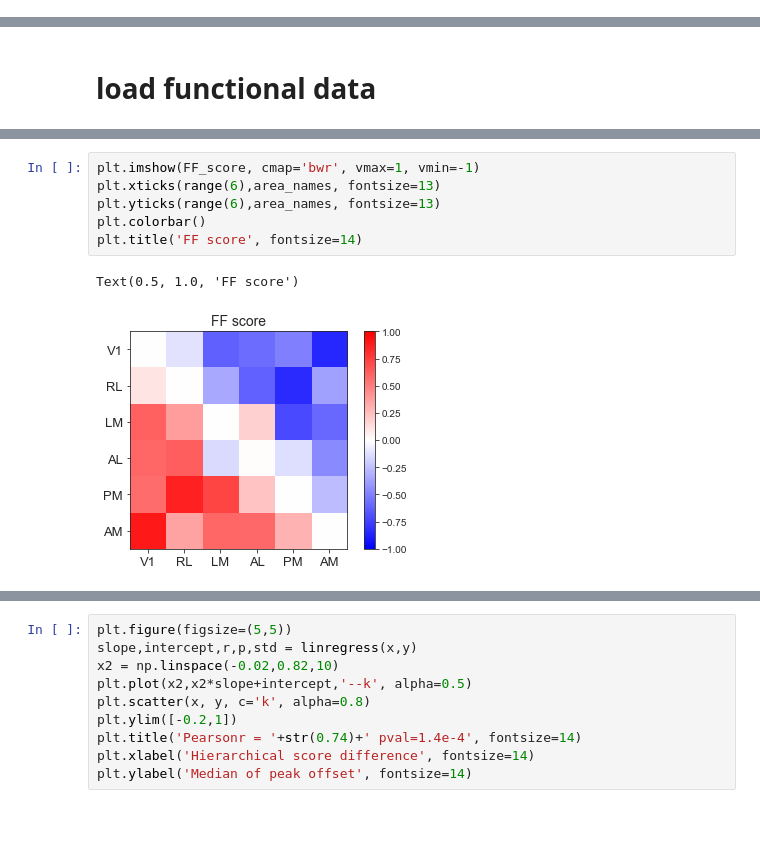
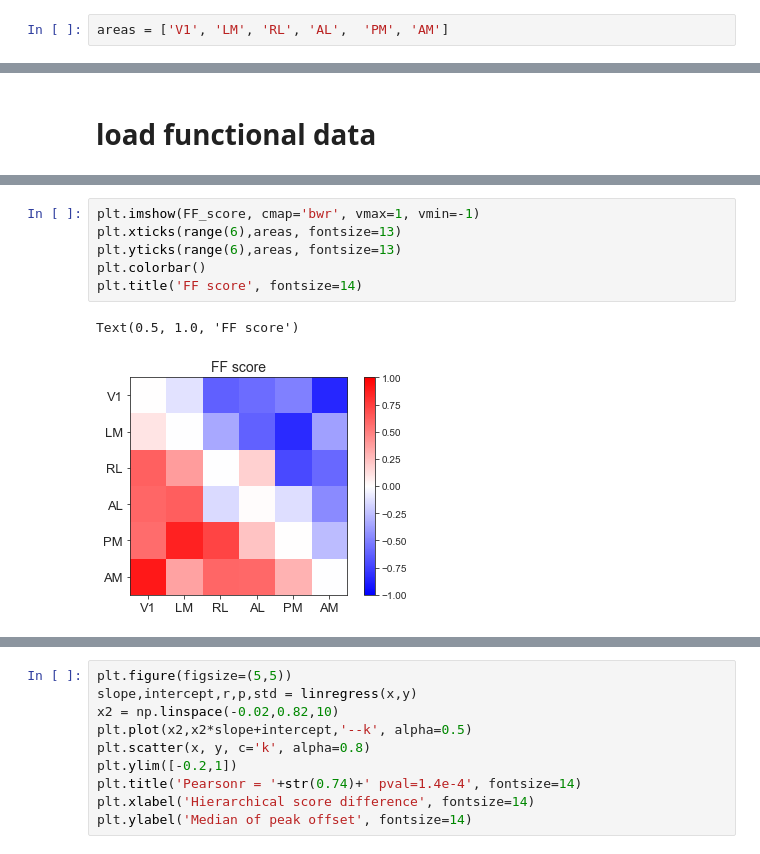
Before and after one commit to AllenInstitute/neuropixels_platform_paper, a Jupyter notebook: Figure2/comparison_anatomical_functional_connectivity_final.ipynb, the cells around one changed output, grey strips where cells are left out. Cells and saved outputs as stored; diff of their text form; blank space fills up the shorter version.

```diff
--- a/Figure2/comparison_anatomical_functional_connectivity_final.ipynb
+++ b/Figure2/comparison_anatomical_functional_connectivity_final.ipynb
@@ -10,6 +10,8 @@ import matplotlib.pyplot as plt
 
 import seaborn as sns
 sns.set_style("ticks")
+# %%
+areas = ['V1', 'LM', 'RL', 'AL',  'PM', 'AM']
 # %% [markdown]
 # load anatomical data
 # %%
@@ -80,11 +98,11 @@ plt.tight_layout()
 [figure]
 # %%
 plt.imshow(FF_score, cmap='bwr', vmax=1, vmin=-1)
-plt.xticks(range(6),area_names, fontsize=13)
-plt.yticks(range(6),area_names, fontsize=13)
+plt.xticks(range(6),areas, fontsize=13)
+plt.yticks(range(6),areas, fontsize=13)
 plt.colorbar()
 plt.title('FF score', fontsize=14)
 # %% [output]
 Text(0.5, 1.0, 'FF score')
-[figure, old version]
+[figure, new version]
 # %%
```
Also changed, not shown: parts of 6 cells of this notebook.
